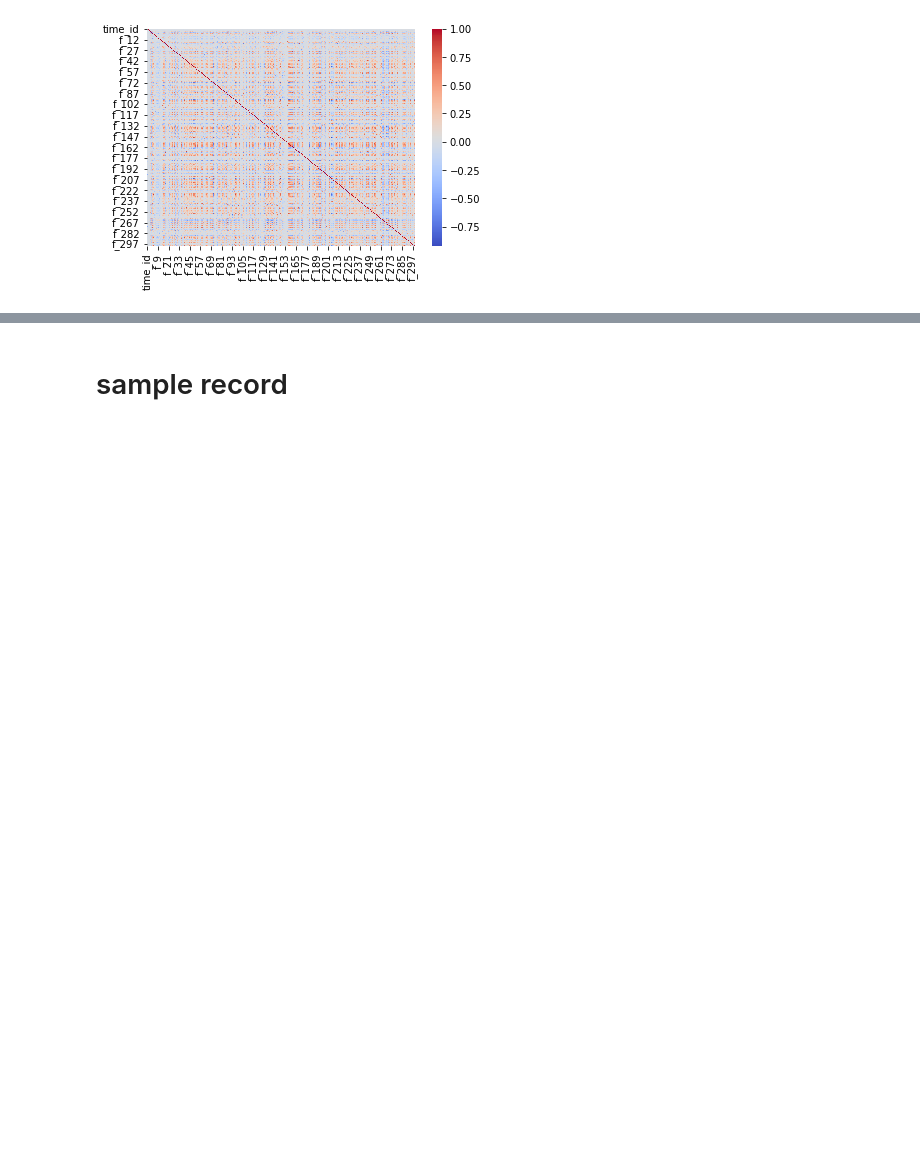
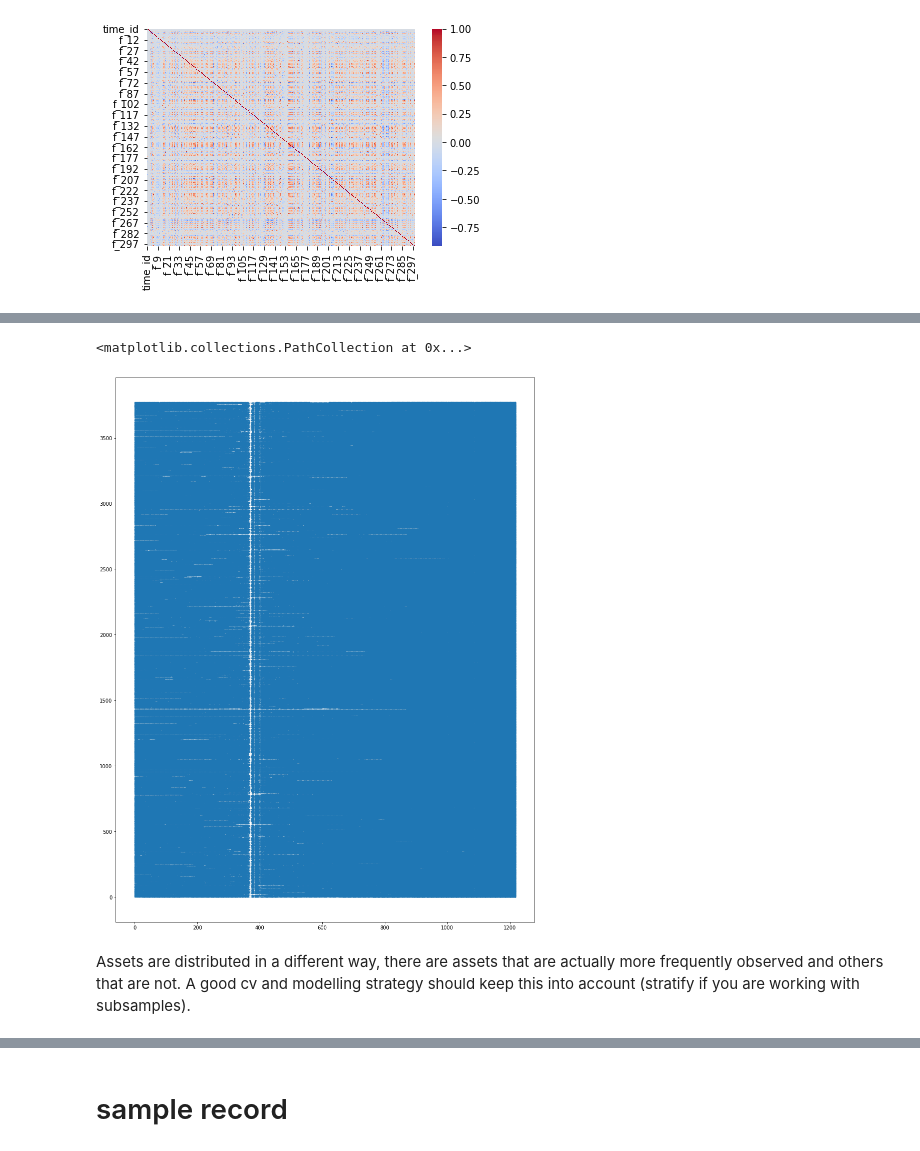
Before and after one commit to nsu1210/Advance-Machine-Learning, a Jupyter notebook: ubiquant-market-prediction-eda.ipynb, the cells around one changed output, grey strips where cells are left out. Saved outputs shown, nothing was run; the diff lists cells and outputs as text; code cells hidden in the pictures; blank space fills up the shorter version.

```diff
--- a/ubiquant-market-prediction-eda.ipynb
+++ b/ubiquant-market-prediction-eda.ipynb
@@ -135,0 +134,8 @@ Name: investment_id, Length: 3579, dtype: int64
+# %%
+plt.figure(figsize = (15,20))
+plt.scatter(train.time_id, train.investment_id, s=0.2)
+# %% [output]
+<matplotlib.collections.PathCollection at 0x...>
+[figure, added]
+# %% [markdown]
+Assets are distributed in a different way, there are assets that are actually more frequently observed and others that are not. A good cv and modelling strategy should keep this into account (stratify if you are working with subsamples).
```
Also changed, not shown: parts of 27 cells of this notebook.
